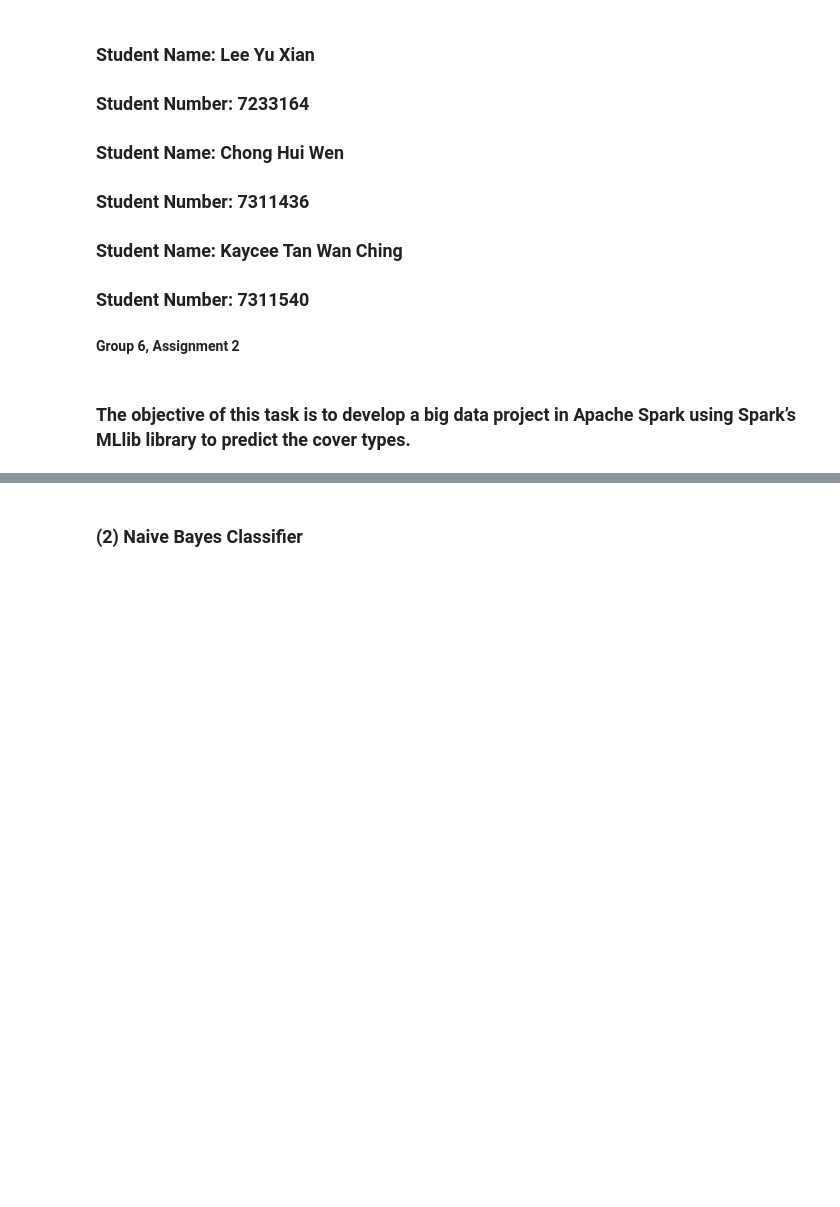
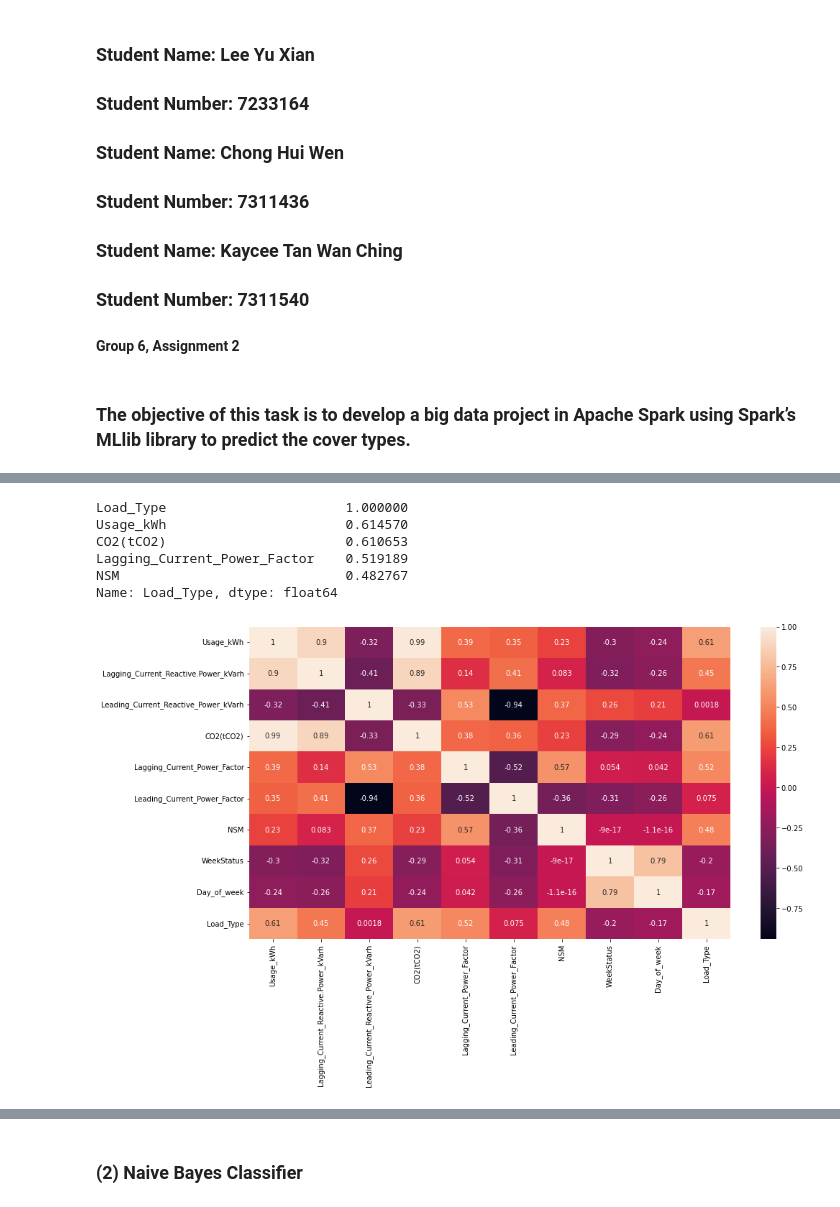
Before and after one commit to lyx97/CSCI316, a Jupyter notebook: Group 6/CSCI316_A2_Group_LeeYuXian_ChongHuiWen_TanKayceeWanChing.ipynb, the cells around one changed output, grey strips where cells are left out. Drawn from its saved outputs; the diff is of its cells as text; code cells hidden in the pictures; blank space fills up the shorter version.

```diff
--- a/Group 6/CSCI316_A2_Group_LeeYuXian_ChongHuiWen_TanKayceeWanChing.ipynb
+++ b/Group 6/CSCI316_A2_Group_LeeYuXian_ChongHuiWen_TanKayceeWanChing.ipynb
@@ -399,0 +220,23 @@ for a in range(0, 9):
+# %%
+#  returns the correlation matrix of the dataframe
+corr_matrix = df_encoded.corr()
+corr_matrix = corr_matrix['Load_Type'].sort_values(ascending=False)
+corr_matrix.head()
+# %% [output]
+Load_Type                       1.000000
+Usage_kWh                       0.614570
+CO2(tCO2)                       0.610653
+Lagging_Current_Power_Factor    0.519189
+NSM                             0.482767
+Name: Load_Type, dtype: float64
+# %%
+# visualize the correlation of all columns in this dataframe
+plt.figure(figsize=(15,8))
+
+# using heapmap to plot
+sns.heatmap(df_encoded.corr(), annot=True)
+
+# show the plot
+plt.show()
+# %% [output]
+[figure, added]
```
Also changed, not shown: parts of 111 cells of this notebook, 1 other file.
